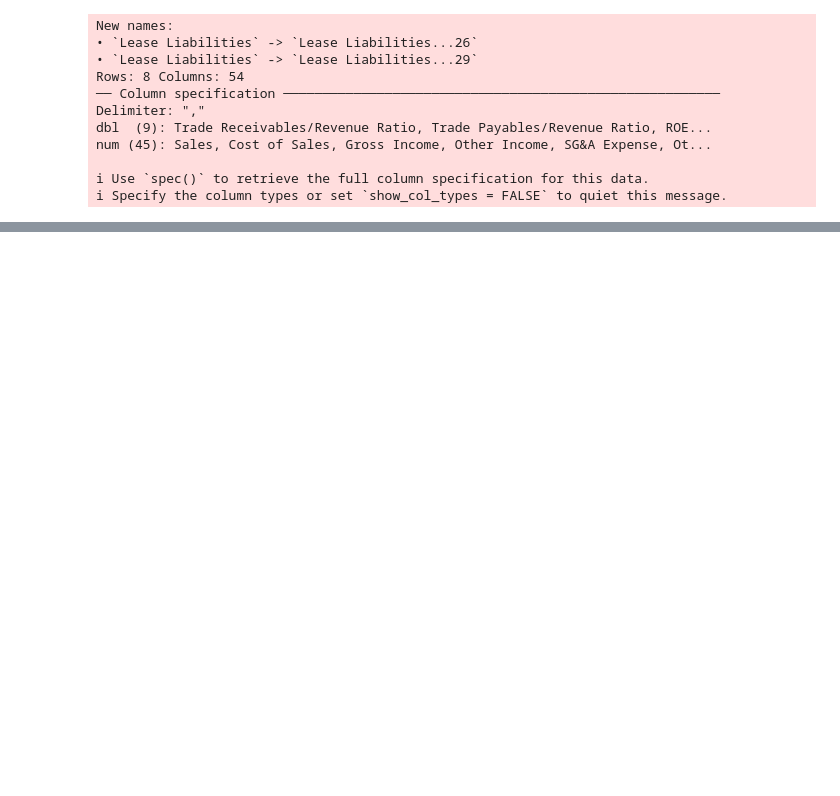
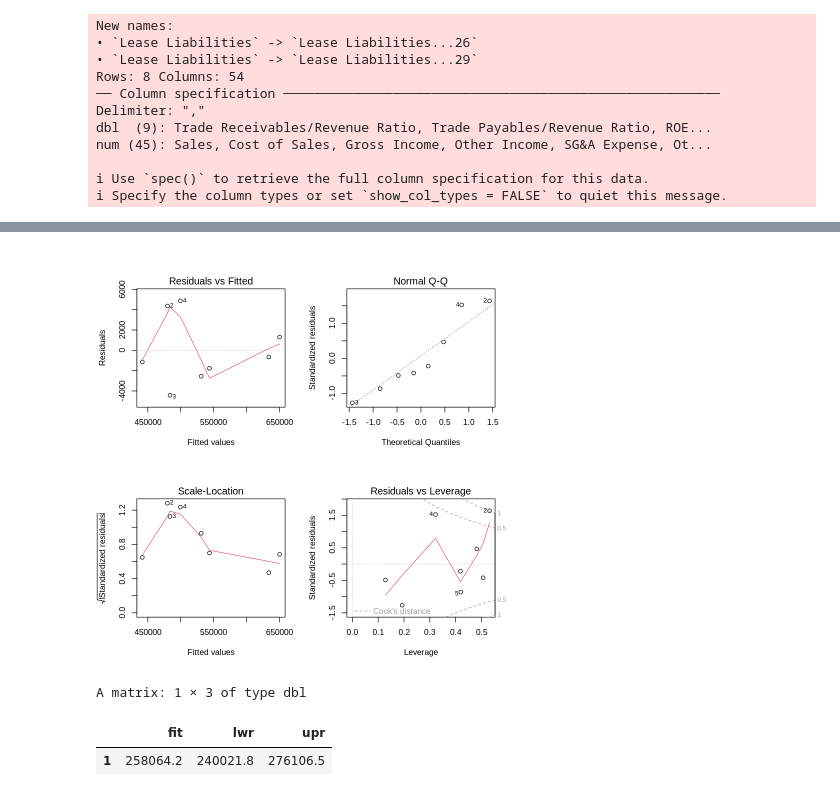
Before and after one commit to derrickgzq/yenheranalysis, a Jupyter notebook: Yenher_Analysis.ipynb, the cells around one changed output, grey strips where cells are left out. Saved outputs shown, nothing was run; the diff lists cells and outputs as text; code cells hidden in the pictures; blank space fills up the shorter version.

```diff
--- a/Yenher_Analysis.ipynb
+++ b/Yenher_Analysis.ipynb
@@ -327,0 +489,2 @@ A matrix: 54 × 54 of type dbl
+# %%
+modeladj_trans = lm(((Sales^lb-1)/lb) ~ Cost_of_Sales + SG_A_Expense, data = yenherfin)
@@ -327,0 +513,12 @@ A matrix: 54 × 54 of type dbl
+# %%
+par(mfrow = c(2,2))
+plot(modeladj_trans)
+# %% [output]
+[figure, added]
+# %%
+predict(modeladj_trans, data.frame(Cost_of_Sales = 10000000,
+                        SG_A_Expense = 500621), interval = 'predict')
+# %% [output]
+A matrix: 1 × 3 of type dbl
+|  | fit | lwr | upr |
+| 1 | 258064.2 | 240021.8 | 276106.5 |
```
Also changed, not shown: parts of 24 cells of this notebook.
